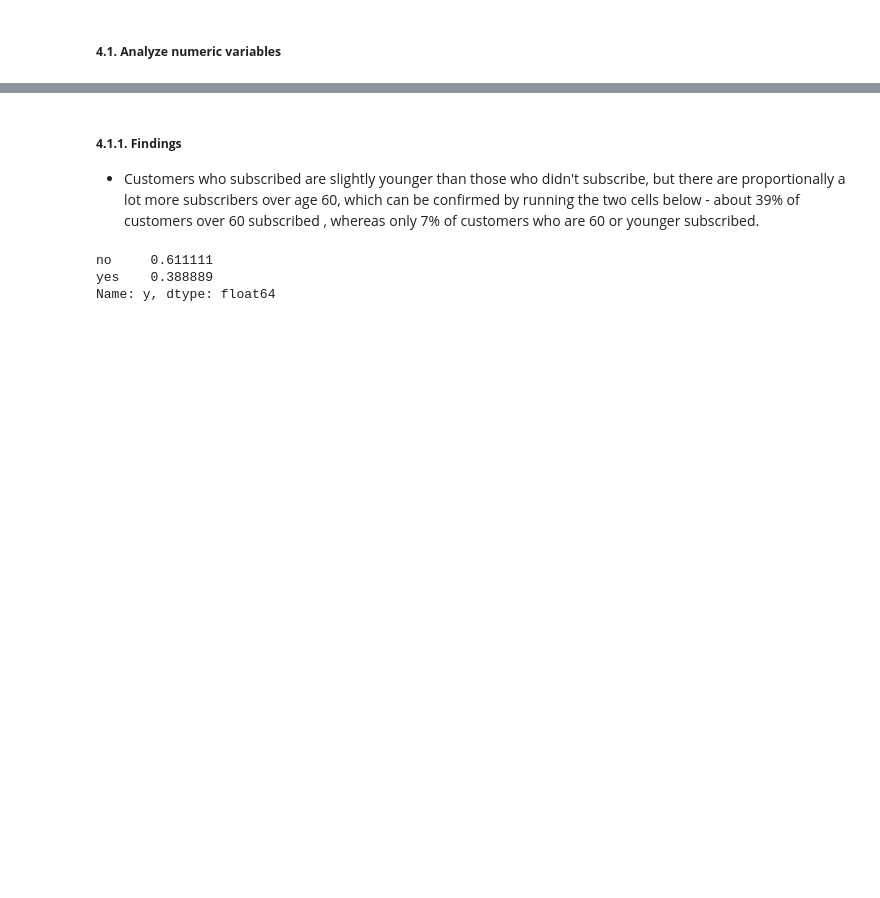
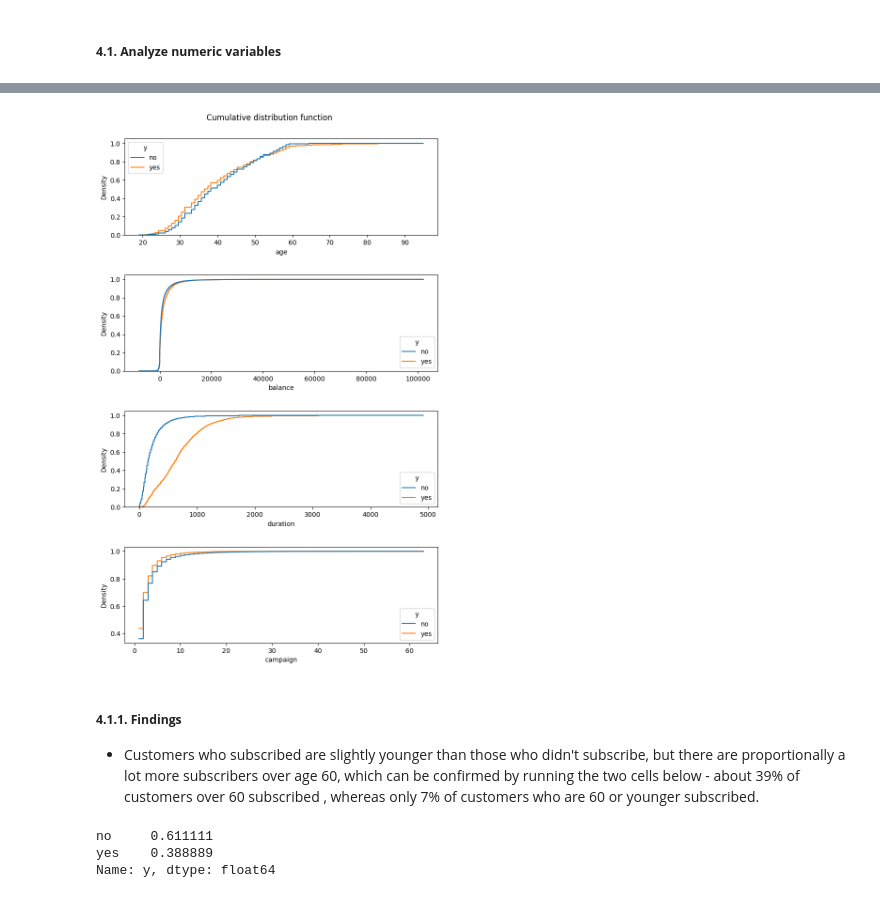
Before and after one commit to henryhyunwookim/Term-Deposit-Marketing, a Jupyter notebook: notebooks/Term Deposit Marketing_v2.ipynb, the cells around one changed output, grey strips where cells are left out. Drawn from its saved outputs; the diff is of its cells as text; code cells hidden in the pictures; blank space fills up the shorter version.

```diff
--- a/notebooks/Term Deposit Marketing_v2.ipynb
+++ b/notebooks/Term Deposit Marketing_v2.ipynb
@@ -410,10 +410,12 @@ for col in data.drop(["y"], axis=1).columns:
 # %%
-# fix, axes = plt.subplots(4,1, figsize=(8, 12))
-# for i, col in enumerate(numeric_columns):
-#     sns.histplot(data=data, x=col, hue='y', common_norm=False, ax=axes[i],
-#                  stat='density', element='step', fill=False, cumulative=True)
-# plt.tight_layout(pad=3)
-# plt.suptitle("Cumulative distribution function", y=1.01);
+fix, axes = plt.subplots(4,1, figsize=(8, 12))
+for i, col in enumerate(numeric_columns):
+    sns.histplot(data=data, x=col, hue='y', common_norm=False, ax=axes[i],
+                 stat='density', element='step', fill=False, cumulative=True)
+plt.tight_layout(pad=3)
+plt.suptitle("Cumulative distribution function", y=1.01);
+# %% [output]
+[figure, added]
 # %% [markdown]
 ##### <b>4.1.1. Findings</b>
 - Customers who subscribed are slightly younger than those who didn't subscribe, but there are proportionally a lot more subscribers over age 60, which can be confirmed by running the two cells below - about 39% of customers over 60 subscribed , whereas only 7% of customers who are 60 or younger subscribed.
```
Also changed, not shown: parts of 15 cells of this notebook.
